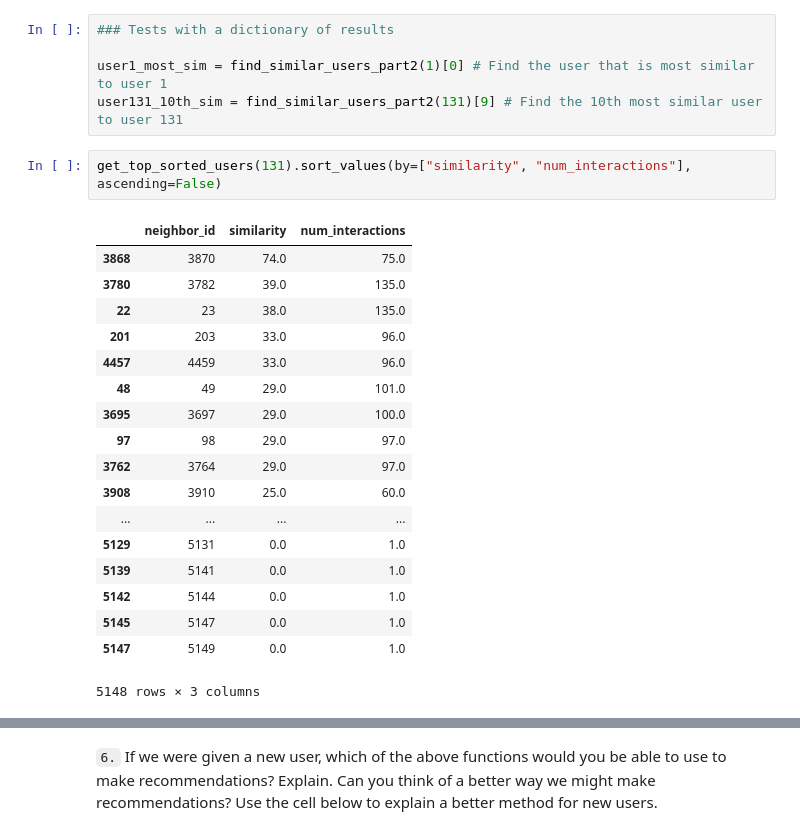
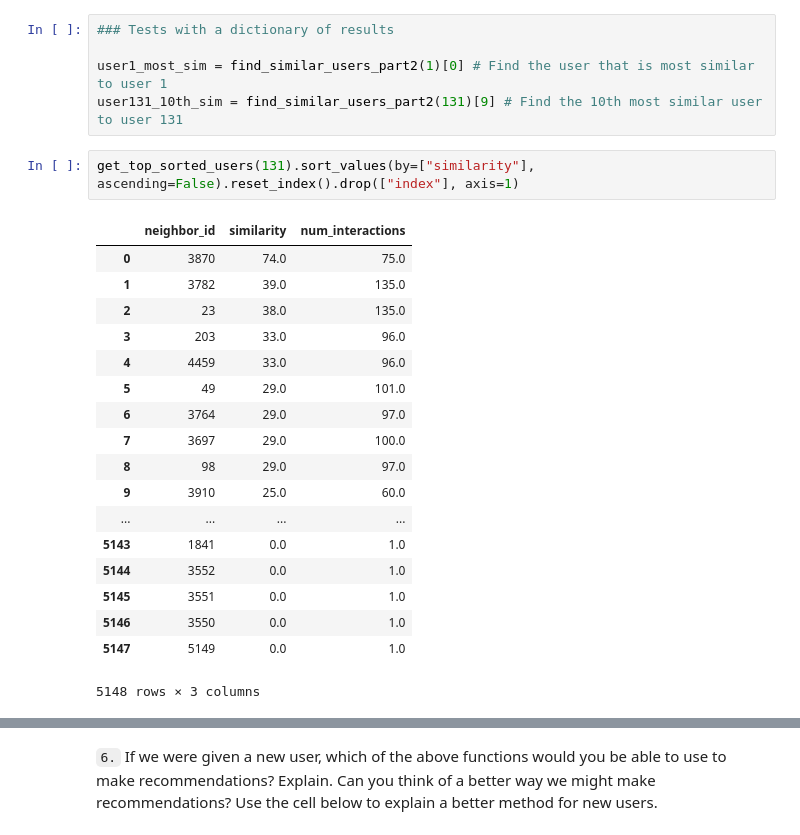
Before and after one commit to PaperStrange/Udacity_DataScientist, a Jupyter notebook: DS_term2_project3/model/Recommendations_with_IBM.ipynb, the cells around one changed output, grey strips where cells are left out. Saved outputs shown, nothing was run; the diff lists cells and outputs as text.

```diff
--- a/DS_term2_project3/model/Recommendations_with_IBM.ipynb
+++ b/DS_term2_project3/model/Recommendations_with_IBM.ipynb
@@ -744,24 +664,24 @@ The top 10 recommendations for user 20 are the following article names:
 user1_most_sim = find_similar_users_part2(1)[0] # Find the user that is most similar to user 1
 user131_10th_sim = find_similar_users_part2(131)[9] # Find the 10th most similar user to user 131
 # %%
-get_top_sorted_users(131).sort_values(by=["similarity", "num_interactions"], ascending=False)
+get_top_sorted_users(131).sort_values(by=["similarity"], ascending=False).reset_index().drop(["index"], axis=1)
 # %% [output]
 |  | neighbor_id | similarity | num_interactions |
-| 3868 | 3870 | 74.0 | 75.0 |
-| 3780 | 3782 | 39.0 | 135.0 |
-| 22 | 23 | 38.0 | 135.0 |
-| 201 | 203 | 33.0 | 96.0 |
-| 4457 | 4459 | 33.0 | 96.0 |
-| 48 | 49 | 29.0 | 101.0 |
-| 3695 | 3697 | 29.0 | 100.0 |
-| 97 | 98 | 29.0 | 97.0 |
-| 3762 | 3764 | 29.0 | 97.0 |
-| 3908 | 3910 | 25.0 | 60.0 |
+| 0 | 3870 | 74.0 | 75.0 |
+| 1 | 3782 | 39.0 | 135.0 |
+| 2 | 23 | 38.0 | 135.0 |
+| 3 | 203 | 33.0 | 96.0 |
+| 4 | 4459 | 33.0 | 96.0 |
+| 5 | 49 | 29.0 | 101.0 |
+| 6 | 3764 | 29.0 | 97.0 |
+| 7 | 3697 | 29.0 | 100.0 |
+| 8 | 98 | 29.0 | 97.0 |
+| 9 | 3910 | 25.0 | 60.0 |
 | ... | ... | ... | ... |
-| 5129 | 5131 | 0.0 | 1.0 |
-| 5139 | 5141 | 0.0 | 1.0 |
-| 5142 | 5144 | 0.0 | 1.0 |
-| 5145 | 5147 | 0.0 | 1.0 |
+| 5143 | 1841 | 0.0 | 1.0 |
+| 5144 | 3552 | 0.0 | 1.0 |
+| 5145 | 3551 | 0.0 | 1.0 |
+| 5146 | 3550 | 0.0 | 1.0 |
 | 5147 | 5149 | 0.0 | 1.0 |
 5148 rows × 3 columns
 # %%
```
Also changed, not shown: parts of 19 cells of this notebook.
